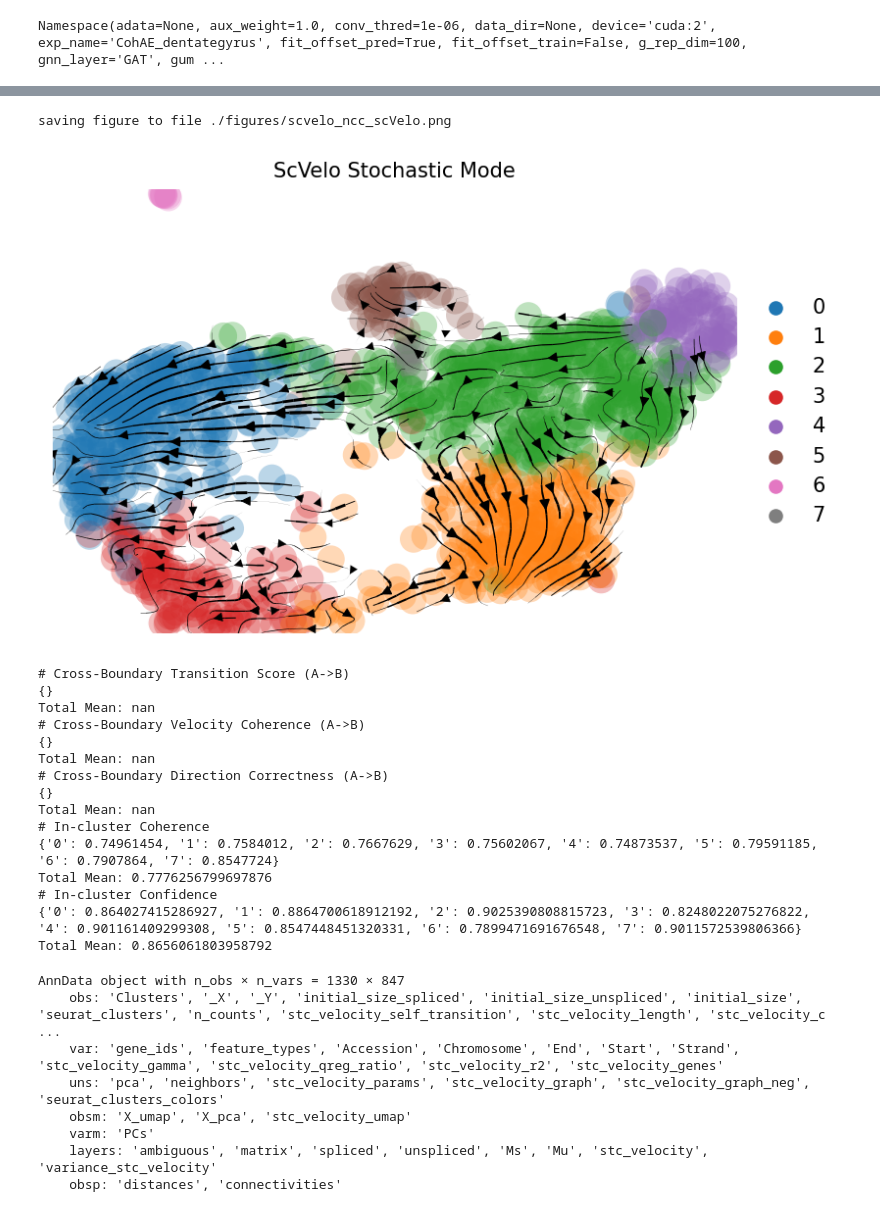
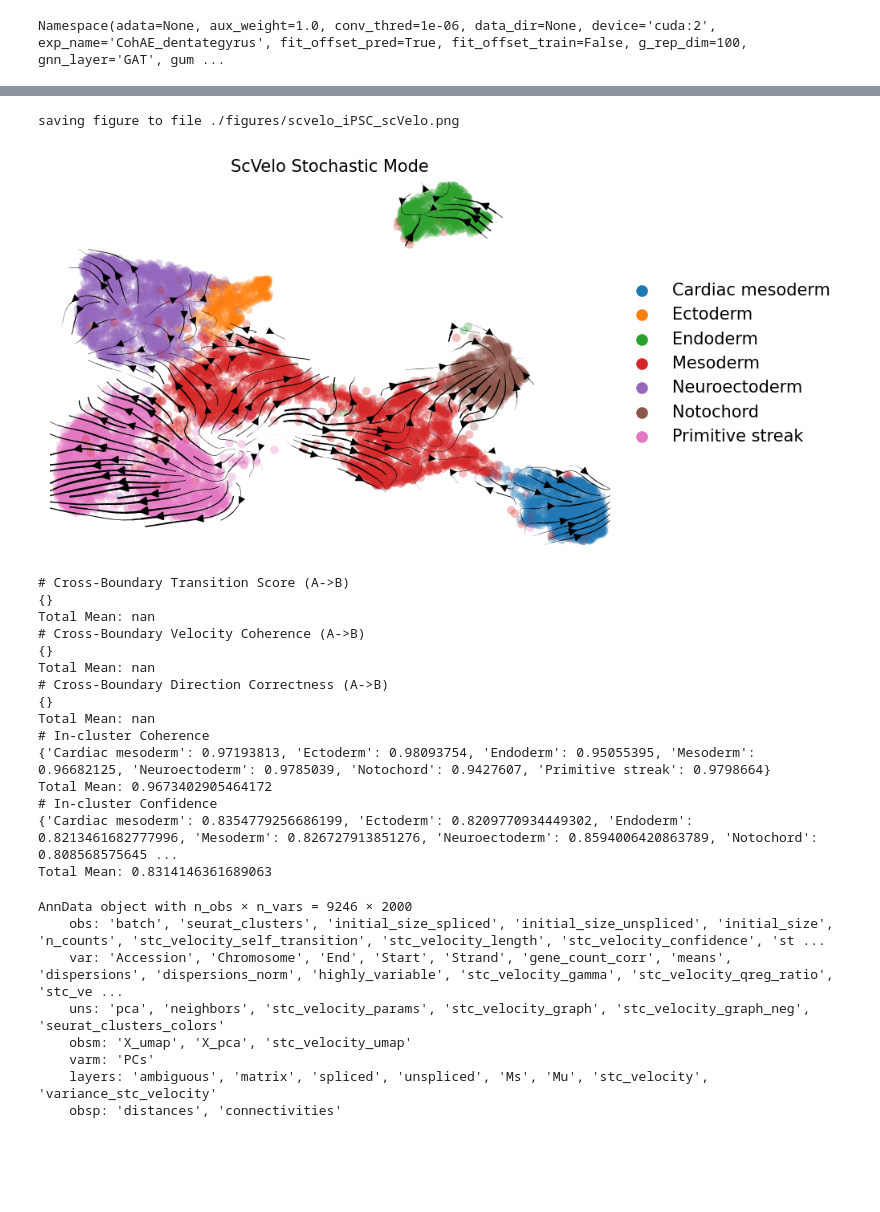
Before and after one commit to linxy29/Ho_vivian_python, a Jupyter notebook: veloAE_seurat.ipynb, the cells around one changed output, grey strips where cells are left out. Drawn from its saved outputs; the diff is of its cells as text; code cells hidden in the pictures; blank space fills up the shorter version.

```diff
--- a/veloAE_seurat.ipynb
+++ b/veloAE_seurat.ipynb
@@ -35,6 +35,9 @@ args = parser.parse_args(args=['--lr', '1e-5',
 args
 # %% [output]
 Namespace(adata=None, aux_weight=1.0, conv_thred=1e-06, data_dir=None, device='cuda:2', exp_name='CohAE_dentategyrus', fit_offset_pred=True, fit_offset_train=False, g_rep_dim=100, gnn_layer='GAT', gum ...
+# %%
+input_file = "/home/linxy29/holab/linxy/france/iPSC_seurate.h5ad"
+sample = 'iPSC'
 # %%
 torch.manual_seed(args.seed)
 torch.cuda.manual_seed(args.seed)
@@ -66,7 +69,7 @@ def main_AE(args, adata):
     model = fit_model(args, adata, model, inputs, tensor_v, xyids, device)
     return tensor_s, tensor_u, tensor_x
 # %%
-adata = sc.read_h5ad('/home/linxy29/holab/linxy/vivian/scanpy/ncc_seurate.h5ad')
+adata = sc.read_h5ad(input_file)
 scv.pp.neighbors(adata, n_neighbors=30, n_pcs=15)
 scv.utils.show_proportions(adata)
 scv.pp.filter_and_normalize(adata, min_shared_counts=30, n_top_genes=args.n_raw_gene)
@@ -88,14 +90,14 @@ AnnData object with n_obs × n_vars = 1330 × 847
 # %%
 scv.tl.velocity(adata, vkey='stc_velocity', mode="stochastic")
 scv.tl.velocity_graph(adata, vkey='stc_velocity', n_jobs=args.scv_n_jobs)
 scv.tl.velocity_confidence(adata, vkey='stc_velocity')
 scv.pl.velocity_embedding_stream(adata,  legend_loc="right margin", vkey="stc_velocity", basis=args.vis_key, color=args.vis_type_col,
-                                 dpi=150, title='ScVelo Stochastic Mode', save = 'ncc_scVelo.png')
+                                 dpi=150, title='ScVelo Stochastic Mode', save = sample + '_scVelo.png')
 exp_metrics["stc_mode"] = evaluate(adata, cluster_edges, args.vis_type_col, "stc_velocity")
 adata
 # %% [output]
-saving figure to file ./figures/scvelo_ncc_scVelo.png
+saving figure to file ./figures/scvelo_iPSC_scVelo.png
-[figure, old version]
+[figure, new version]
 # Cross-Boundary Transition Score (A->B)
 {}
 Total Mean: nan
@@ -106,14 +108,14 @@ Total Mean: nan
 {}
 Total Mean: nan
 # In-cluster Coherence
-{'0': 0.74961454, '1': 0.7584012, '2': 0.7667629, '3': 0.75602067, '4': 0.74873537, '5': 0.79591185, '6': 0.7907864, '7': 0.8547724}
-Total Mean: 0.7776256799697876
+{'Cardiac mesoderm': 0.97193813, 'Ectoderm': 0.98093754, 'Endoderm': 0.95055395, 'Mesoderm': 0.96682125, 'Neuroectoderm': 0.9785039, 'Notochord': 0.9427607, 'Primitive streak': 0.9798664}
+Total Mean: 0.9673402905464172
 # In-cluster Confidence
-{'0': 0.864027415286927, '1': 0.8864700618912192, '2': 0.9025390808815723, '3': 0.8248022075276822, '4': 0.901161409299308, '5': 0.8547448451320331, '6': 0.7899471691676548, '7': 0.9011572539806366}
-Total Mean: 0.8656061803958792
+{'Cardiac mesoderm': 0.8354779256686199, 'Ectoderm': 0.8209770934449302, 'Endoderm': 0.8213461682777996, 'Mesoderm': 0.826727913851276, 'Neuroectoderm': 0.8594006420863789, 'Notochord': 0.808568575645 ...
+Total Mean: 0.8314146361689063
-AnnData object with n_obs × n_vars = 1330 × 847
-    obs: 'Clusters', '_X', '_Y', 'initial_size_spliced', 'initial_size_unspliced', 'initial_size', 'seurat_clusters', 'n_counts', 'stc_velocity_self_transition', 'stc_velocity_length', 'stc_velocity_c ...
-    var: 'gene_ids', 'feature_types', 'Accession', 'Chromosome', 'End', 'Start', 'Strand', 'stc_velocity_gamma', 'stc_velocity_qreg_ratio', 'stc_velocity_r2', 'stc_velocity_genes'
+AnnData object with n_obs × n_vars = 9246 × 2000
+    obs: 'batch', 'seurat_clusters', 'initial_size_spliced', 'initial_size_unspliced', 'initial_size', 'n_counts', 'stc_velocity_self_transition', 'stc_velocity_length', 'stc_velocity_confidence', 'st ...
+    var: 'Accession', 'Chromosome', 'End', 'Start', 'Strand', 'gene_count_corr', 'means', 'dispersions', 'dispersions_norm', 'highly_variable', 'stc_velocity_gamma', 'stc_velocity_qreg_ratio', 'stc_ve ...
     uns: 'pca', 'neighbors', 'stc_velocity_params', 'stc_velocity_graph', 'stc_velocity_graph_neg', 'seurat_clusters_colors'
     obsm: 'X_umap', 'X_pca', 'stc_velocity_umap'
     varm: 'PCs'
```
Also changed, not shown: parts of 4 cells of this notebook, 2 other files.
